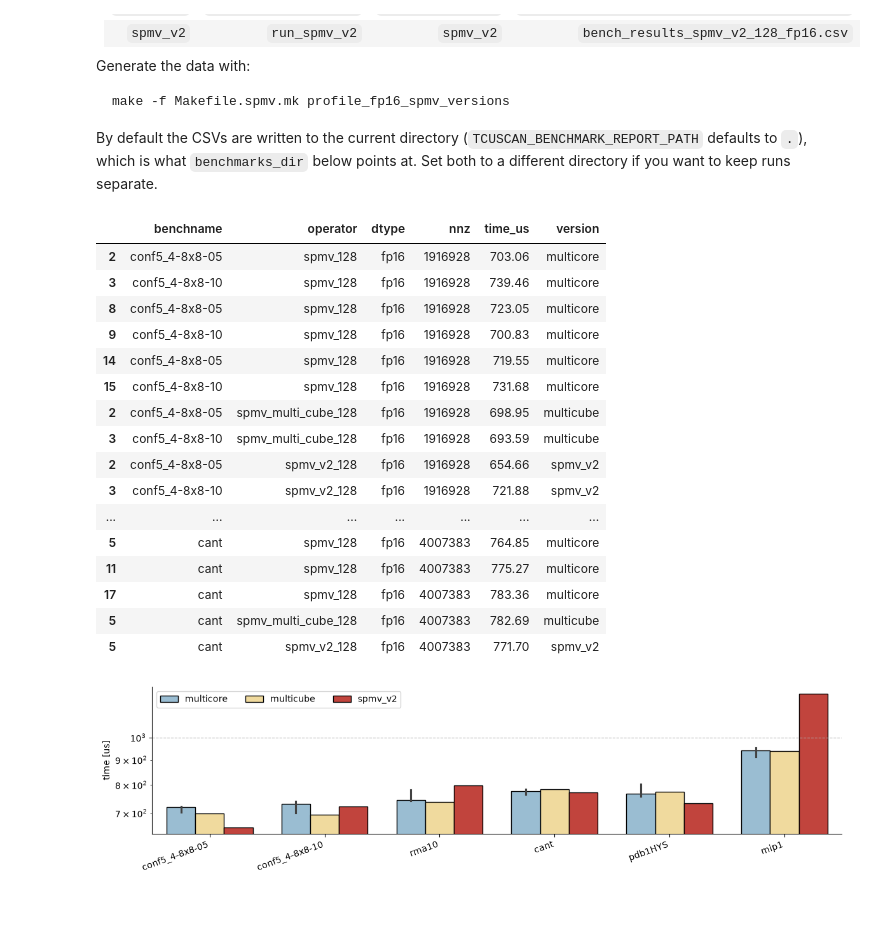
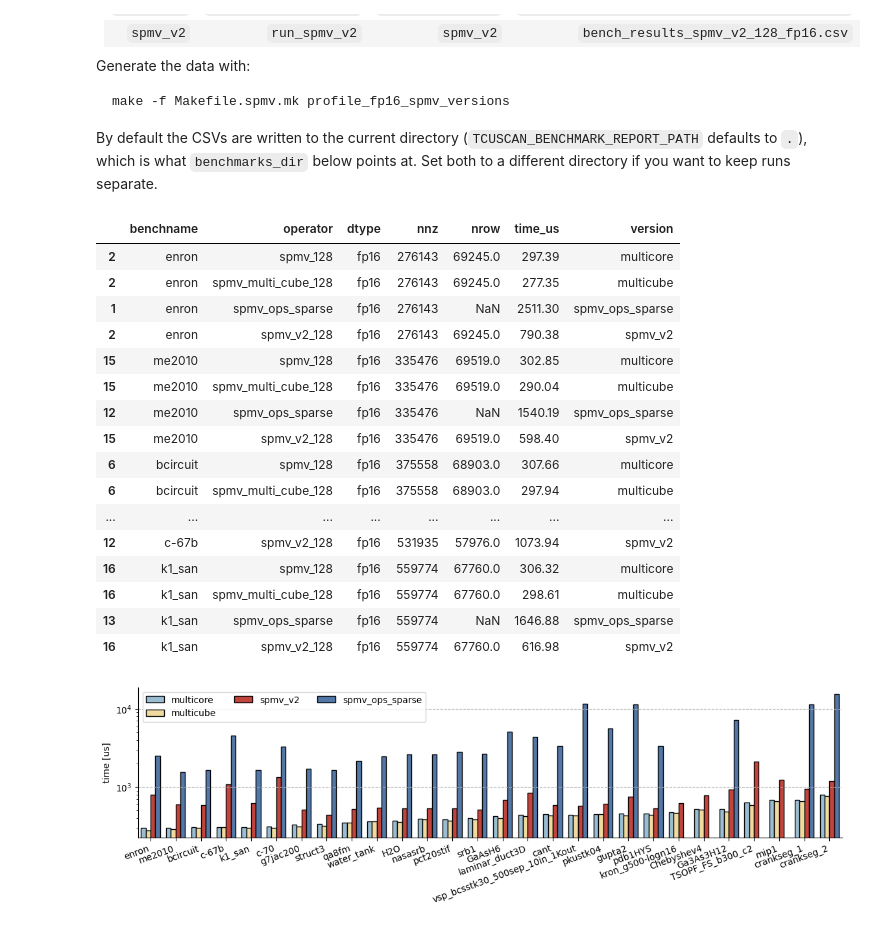
Before and after one commit to huawei-csl/pytorch-tcuscan, a Jupyter notebook: nbs/paper-plots/plt_spmv_versions_comparison.ipynb, the cells around one changed output. Saved outputs shown, nothing was run; the diff lists cells and outputs as text; code cells hidden in the pictures.

```diff
--- a/nbs/paper-plots/plt_spmv_versions_comparison.ipynb
+++ b/nbs/paper-plots/plt_spmv_versions_comparison.ipynb
@@ -30,8 +30,9 @@ benchmarks_dir = "../.."
 version_globs = [
     ("*spmv_128*.csv", "multicore"),
     ("*spmv_multi_cube_128*.csv", "multicube"),
-    ("*spmv_v2_128*.csv", "spmv_v2"),
-]
+    ("*spmv_v2_128_fp16.csv", "spmv_v2"),
+    ("*spmv_ops_sparse_fp16.csv", "spmv_ops_sparse"),
+    ]
 
 dfs = []
 for pattern, version in version_globs:
@@ -47,48 +48,48 @@ grand_df = pd.concat(dfs)
 grand_df = grand_df.sort_values(by=["nnz", "version"])
 grand_df.head(20)
 # %% [output]
-|  | benchname | operator | dtype | nnz | time_us | version |
-| 2 | conf5_4-8x8-05 | spmv_128 | fp16 | 1916928 | 703.06 | multicore |
-| 3 | conf5_4-8x8-10 | spmv_128 | fp16 | 1916928 | 739.46 | multicore |
-| 8 | conf5_4-8x8-05 | spmv_128 | fp16 | 1916928 | 723.05 | multicore |
-| 9 | conf5_4-8x8-10 | spmv_128 | fp16 | 1916928 | 700.83 | multicore |
-| 14 | conf5_4-8x8-05 | spmv_128 | fp16 | 1916928 | 719.55 | multicore |
-| 15 | conf5_4-8x8-10 | spmv_128 | fp16 | 1916928 | 731.68 | multicore |
-| 2 | conf5_4-8x8-05 | spmv_multi_cube_128 | fp16 | 1916928 | 698.95 | multicube |
-| 3 | conf5_4-8x8-10 | spmv_multi_cube_128 | fp16 | 1916928 | 693.59 | multicube |
-| 2 | conf5_4-8x8-05 | spmv_v2_128 | fp16 | 1916928 | 654.66 | spmv_v2 |
-| 3 | conf5_4-8x8-10 | spmv_v2_128 | fp16 | 1916928 | 721.88 | spmv_v2 |
-| ... | ... | ... | ... | ... | ... | ... |
-| 5 | cant | spmv_128 | fp16 | 4007383 | 764.85 | multicore |
-| 11 | cant | spmv_128 | fp16 | 4007383 | 775.27 | multicore |
-| 17 | cant | spmv_128 | fp16 | 4007383 | 783.36 | multicore |
-| 5 | cant | spmv_multi_cube_128 | fp16 | 4007383 | 782.69 | multicube |
-| 5 | cant | spmv_v2_128 | fp16 | 4007383 | 771.70 | spmv_v2 |
+|  | benchname | operator | dtype | nnz | nrow | time_us | version |
+| 2 | enron | spmv_128 | fp16 | 276143 | 69245.0 | 297.39 | multicore |
+| 2 | enron | spmv_multi_cube_128 | fp16 | 276143 | 69245.0 | 277.35 | multicube |
+| 1 | enron | spmv_ops_sparse | fp16 | 276143 | NaN | 2511.30 | spmv_ops_sparse |
+| 2 | enron | spmv_v2_128 | fp16 | 276143 | 69245.0 | 790.38 | spmv_v2 |
+| 15 | me2010 | spmv_128 | fp16 | 335476 | 69519.0 | 302.85 | multicore |
+| 15 | me2010 | spmv_multi_cube_128 | fp16 | 335476 | 69519.0 | 290.04 | multicube |
+| 12 | me2010 | spmv_ops_sparse | fp16 | 335476 | NaN | 1540.19 | spmv_ops_sparse |
+| 15 | me2010 | spmv_v2_128 | fp16 | 335476 | 69519.0 | 598.40 | spmv_v2 |
+| 6 | bcircuit | spmv_128 | fp16 | 375558 | 68903.0 | 307.66 | multicore |
+| 6 | bcircuit | spmv_multi_cube_128 | fp16 | 375558 | 68903.0 | 297.94 | multicube |
+| ... | ... | ... | ... | ... | ... | ... | ... |
+| 12 | c-67b | spmv_v2_128 | fp16 | 531935 | 57976.0 | 1073.94 | spmv_v2 |
+| 16 | k1_san | spmv_128 | fp16 | 559774 | 67760.0 | 306.32 | multicore |
+| 16 | k1_san | spmv_multi_cube_128 | fp16 | 559774 | 67760.0 | 298.61 | multicube |
+| 13 | k1_san | spmv_ops_sparse | fp16 | 559774 | NaN | 1646.88 | spmv_ops_sparse |
+| 16 | k1_san | spmv_v2_128 | fp16 | 559774 | 67760.0 | 616.98 | spmv_v2 |
 # %%
 # Per-matrix bar chart: time [us], one bar per version.
-palette = ["#91bfdb", "#fee090", "#d73027"]
+palette = ["#91bfdb", "#fee090", "#d73027", "#4575b4"]
 
 plt.figure(figsize=(14, 3))
 ax = sns.barplot(
     data=grand_df,
     x="benchname",
     y="time_us",
     hue="version",
-    hue_order=["multicore", "multicube", "spmv_v2"],
+    hue_order=["multicore", "multicube", "spmv_v2", "spmv_ops_sparse"],
     edgecolor="black",
     palette=palette,
     estimator="median",
     width=0.75,
 )
 ax.spines["top"].set_visible(False)
 ax.spines["right"].set_visible(False)
 plt.grid(linestyle="--", axis="y")
 plt.legend(loc="upper left", ncol=3)
 plt.xticks(rotation=20, ha="right")
 plt.xlabel("")
 plt.ylabel("time [us]")
 plt.yscale("log")
 plt.savefig("spmv_versions_comparison.pdf", bbox_inches="tight")
 # %% [output]
-[figure, old version]
+[figure, new version]
 # %%
```
Also changed, not shown: parts of 1 cell of this notebook.
